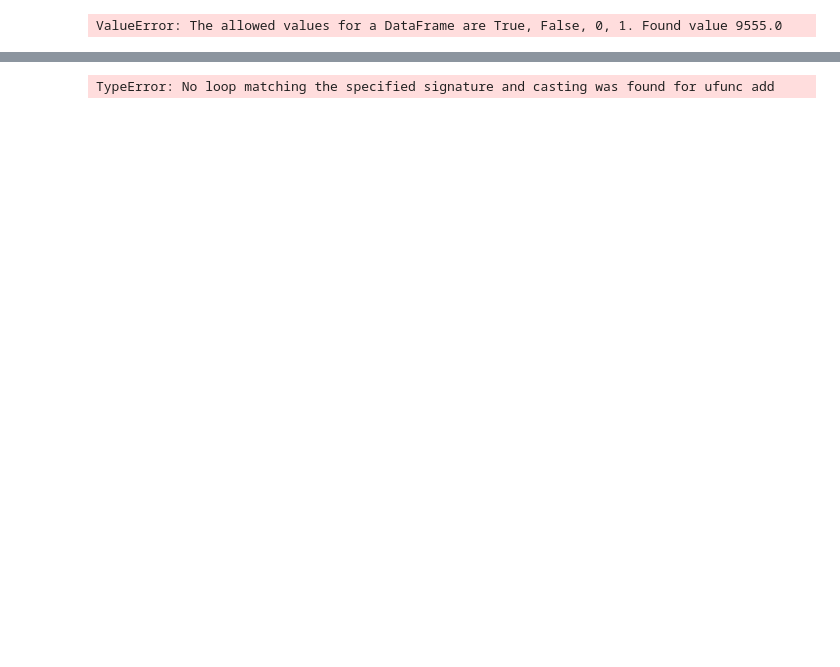
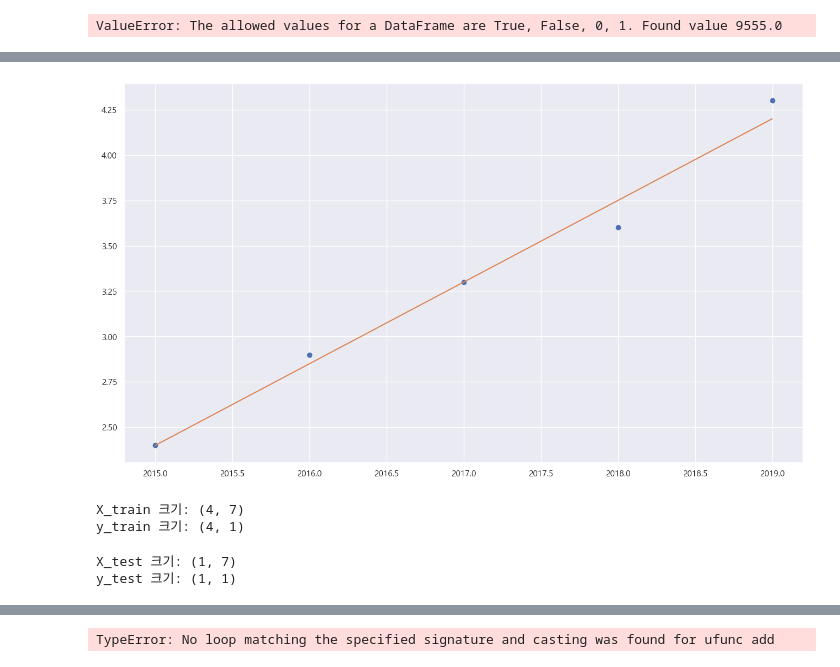
Before and after one commit to dwinf/environment, a Jupyter notebook: 4.22_HN.ipynb, the cells around one changed output, grey strips where cells are left out. Drawn from its saved outputs; the diff is of its cells as text; code cells hidden in the pictures; blank space fills up the shorter version.

```diff
--- a/4.22_HN.ipynb
+++ b/4.22_HN.ipynb
@@ -479,0 +547,6 @@ graph.plot(linear_regression_model_prediction)
+# %%
+plt.plot(X, y, 'o')
+plt.plot(X,line_fitter.predict(X.values.reshape(-1,1)))
+plt.show()
+# %% [output]
+[figure, added]
@@ -479,0 +559,12 @@ graph.plot(linear_regression_model_prediction)
+# %%
+print("X_train 크기: {}".format(x_train.shape))
+print("y_train 크기: {}".format(y_train.shape))
+# %% [output]
+X_train 크기: (4, 7)
+y_train 크기: (4, 1)
+# %%
+print("X_test 크기: {}".format(x_test.shape))
+print("y_test 크기: {}".format(y_test.shape))
+# %% [output]
+X_test 크기: (1, 7)
+y_test 크기: (1, 1)
```
Also changed, not shown: parts of 77 cells of this notebook.
